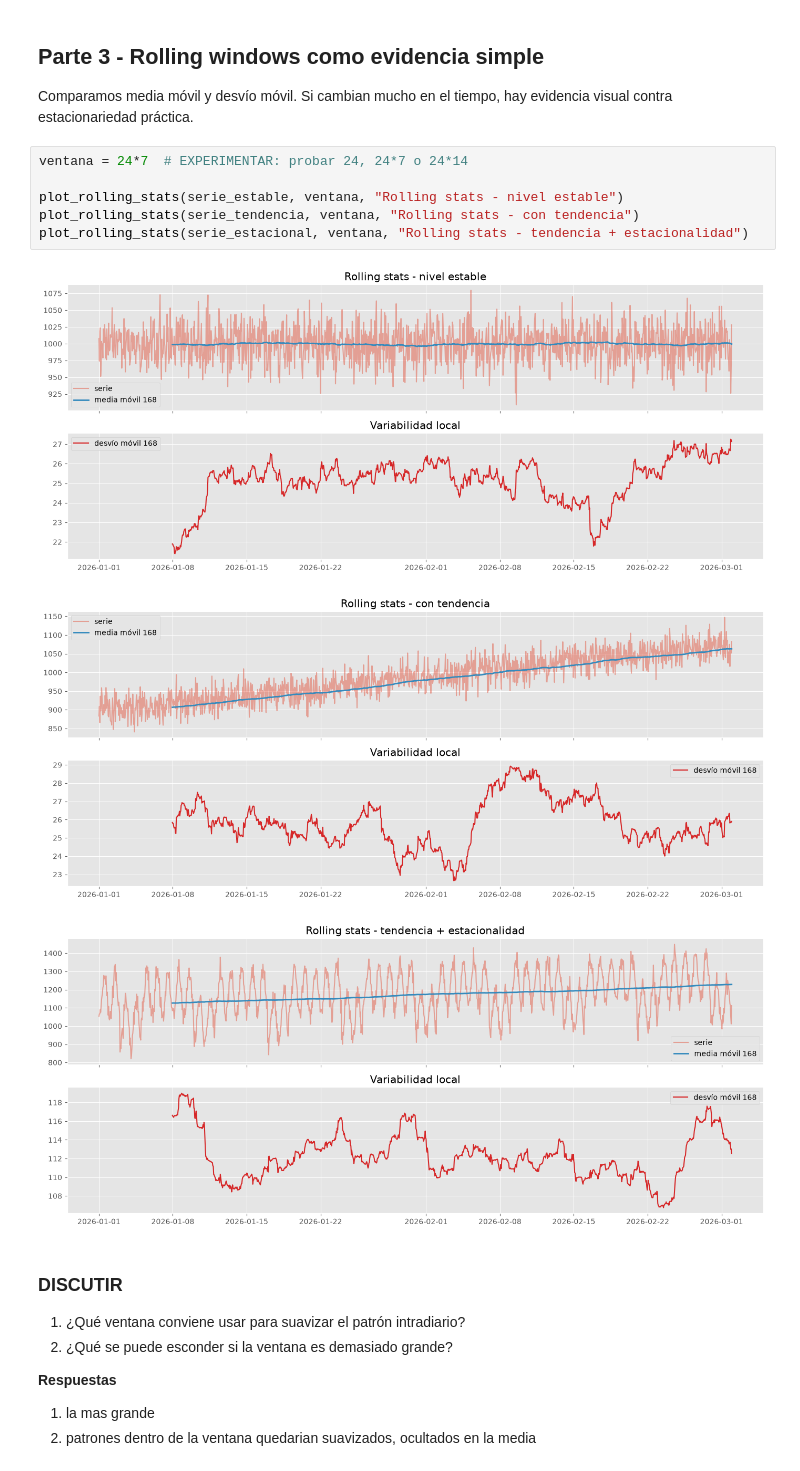
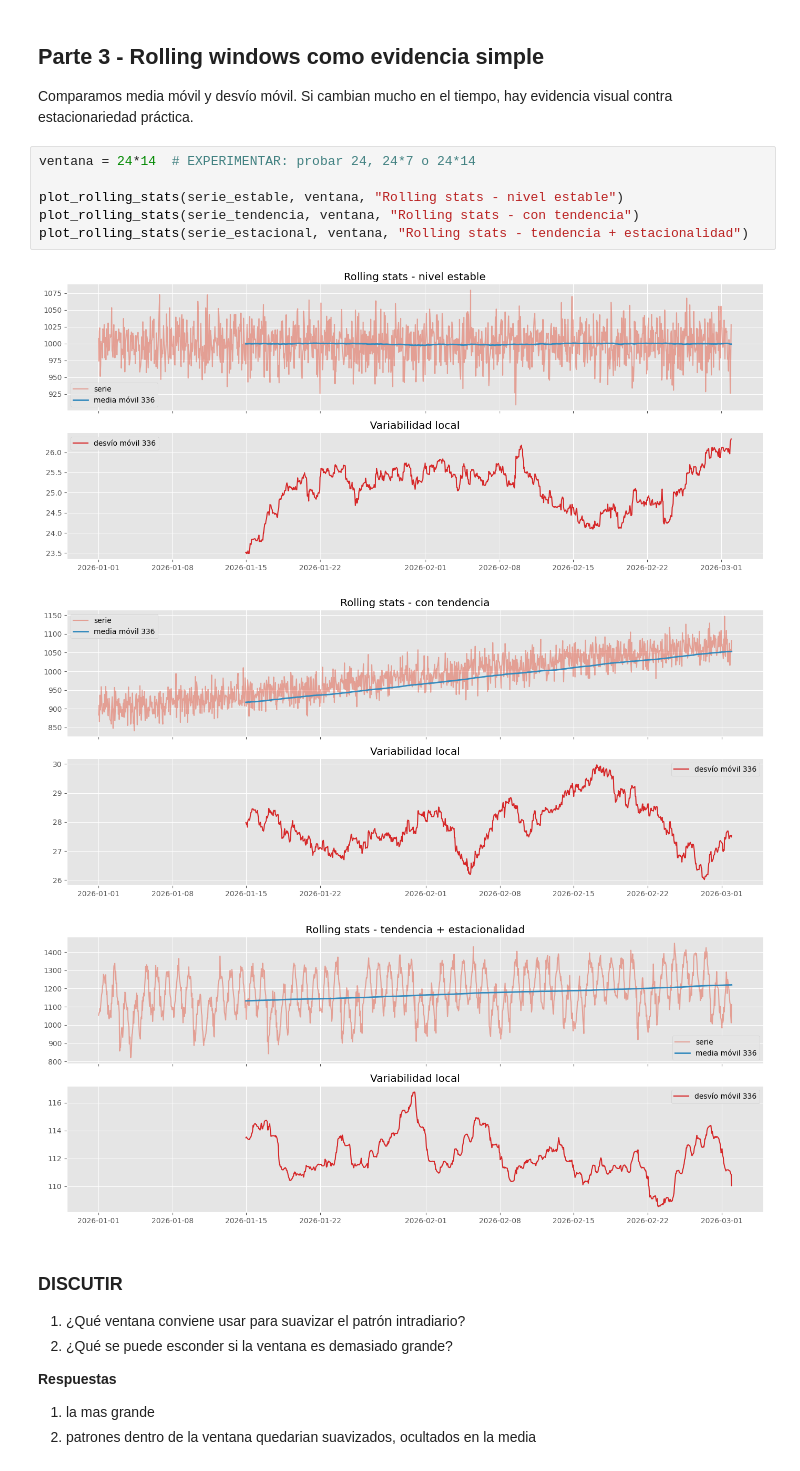
Before and after one commit to monicarle1974/curso_series_temporales, a Jupyter notebook: D_P2_estacionariedad_descomposicion.ipynb, the cells around one changed output. Saved outputs shown, nothing was run; the diff lists cells and outputs as text.

```diff
--- a/D_P2_estacionariedad_descomposicion.ipynb
+++ b/D_P2_estacionariedad_descomposicion.ipynb
@@ -220,15 +220,15 @@ plot_series_simple(serie_estacional, "Serie 3 - tendencia + estacionalidad")
 
 Comparamos media móvil y desvío móvil. Si cambian mucho en el tiempo, hay evidencia visual contra estacionariedad práctica.
 # %%
-ventana = 24*7  # EXPERIMENTAR: probar 24, 24*7 o 24*14
+ventana = 24*14  # EXPERIMENTAR: probar 24, 24*7 o 24*14
 
 plot_rolling_stats(serie_estable, ventana, "Rolling stats - nivel estable")
 plot_rolling_stats(serie_tendencia, ventana, "Rolling stats - con tendencia")
 plot_rolling_stats(serie_estacional, ventana, "Rolling stats - tendencia + estacionalidad")
 # %% [output]
-[figure, old version]
+[figure, new version]
-[figure, old version]
+[figure, new version]
-[figure, old version]
+[figure, new version]
 # %% [markdown]
 ### DISCUTIR
 
```
Also changed, not shown: parts of 7 cells of this notebook, 11 other files.
